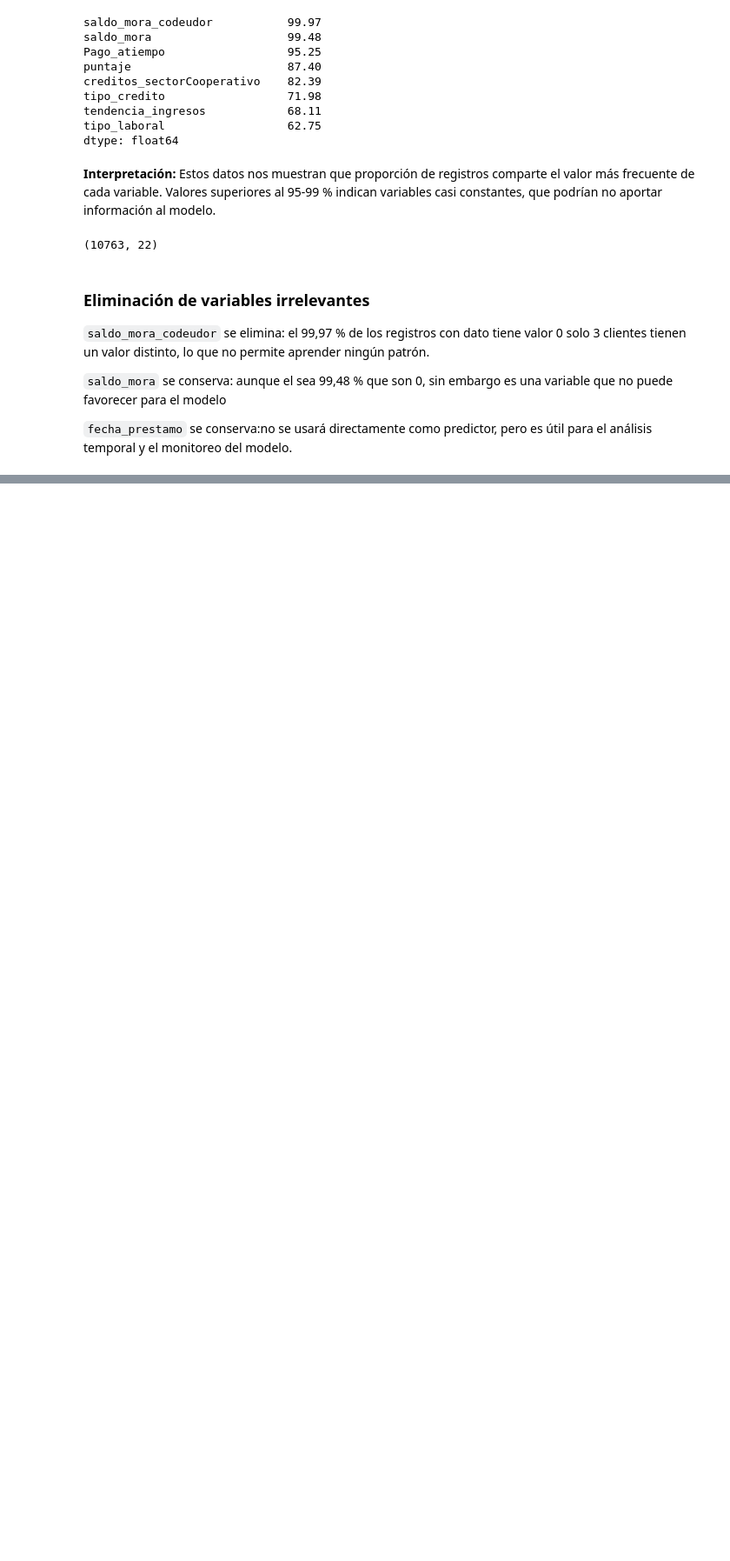
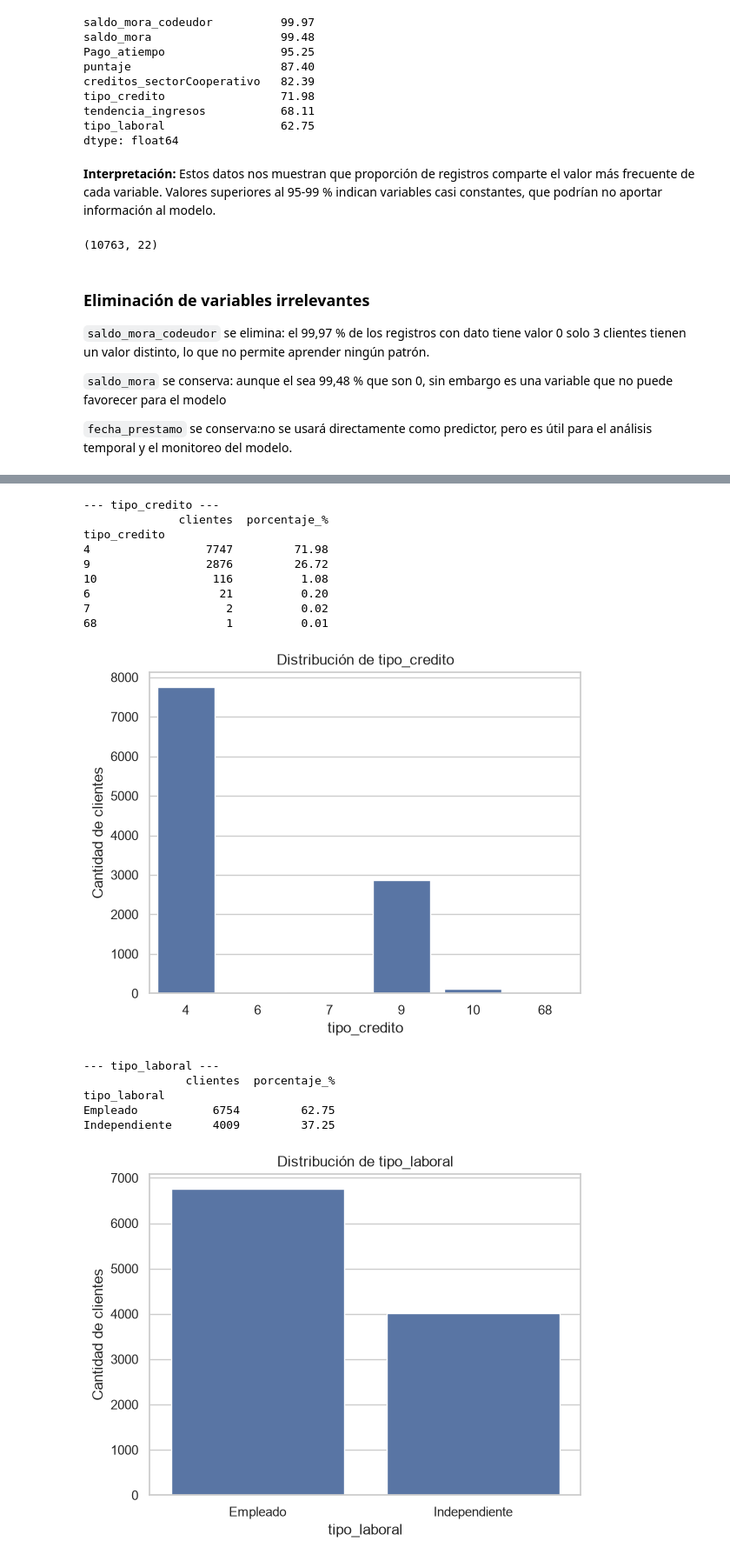
Before and after one commit to saratrujillo2004/Trabajo_Final_ML_SaraTrujillo, a Jupyter notebook: mlops_pipeline/comprension_eda.ipynb, the cells around one changed output, grey strips where cells are left out. Shown at 87% size. Saved outputs shown, nothing was run; the diff lists cells and outputs as text; code cells hidden in the pictures; blank space fills up the shorter version.

```diff
--- a/mlops_pipeline/comprension_eda.ipynb
+++ b/mlops_pipeline/comprension_eda.ipynb
@@ -200,0 +284,33 @@ df.shape
+# %%
+categoricas = ["tipo_credito", "tipo_laboral", "tendencia_ingresos"]
+
+for columna in categoricas:
+    tabla = pd.DataFrame({
+        "clientes": df[columna].value_counts(),
+        "porcentaje_%": (df[columna].value_counts(normalize=True) * 100).round(2)
+    })
+    print(f"--- {columna} ---")
+    print(tabla)
+    print()
+
+    sns.countplot(data=df, x=columna)
+    plt.title(f"Distribución de {columna}")
+    plt.ylabel("Cantidad de clientes")
+    plt.show()
+# %% [output]
+--- tipo_credito ---
+              clientes  porcentaje_%
+tipo_credito
+4                 7747         71.98
+9                 2876         26.72
+10                 116          1.08
+6                   21          0.20
+7                    2          0.02
+68                   1          0.01
+[figure, added]
+--- tipo_laboral ---
+               clientes  porcentaje_%
+tipo_laboral
+Empleado           6754         62.75
+Independiente      4009         37.25
+[figure, added]
```
Also changed, not shown: parts of 37 cells of this notebook.
